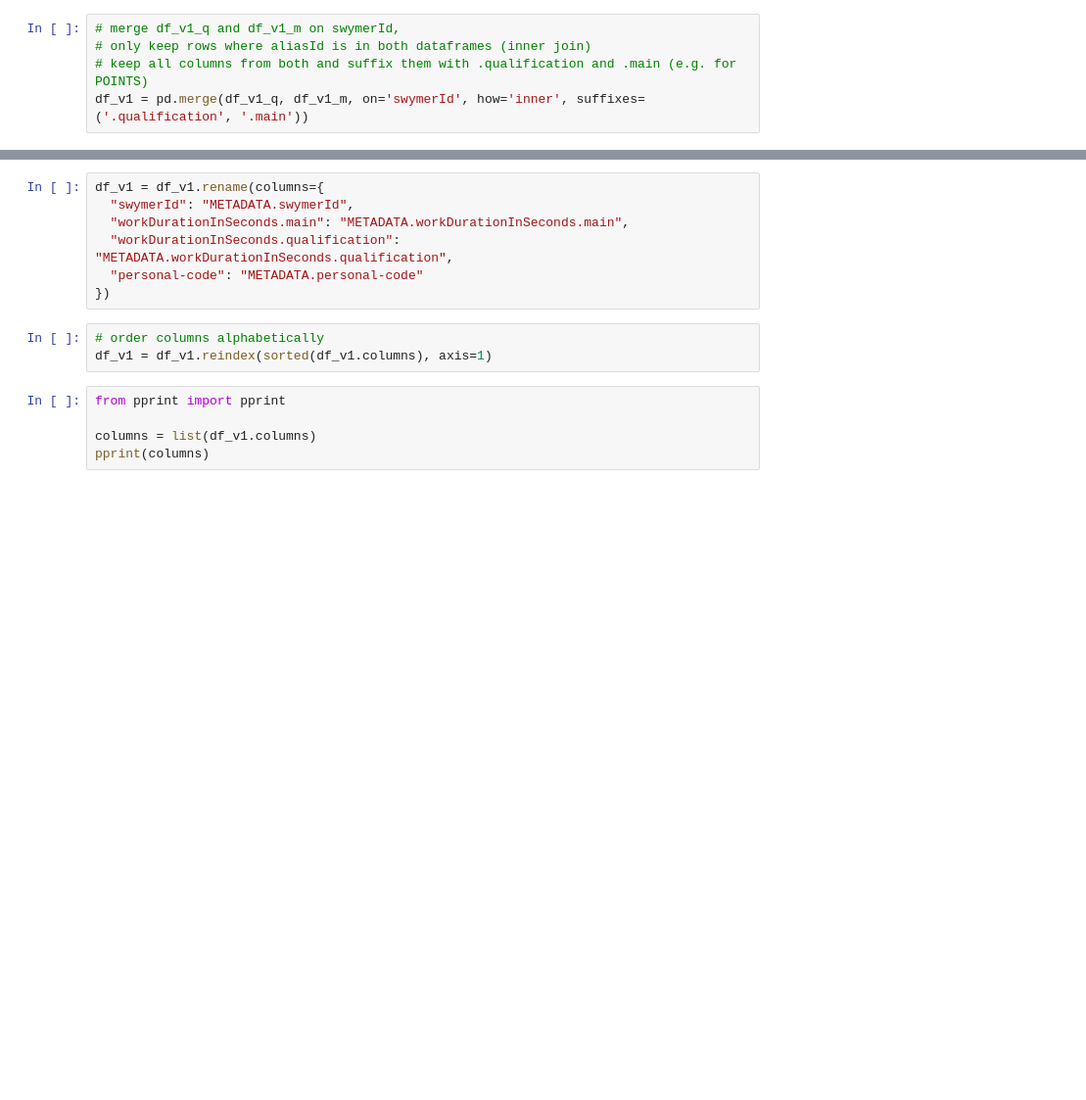
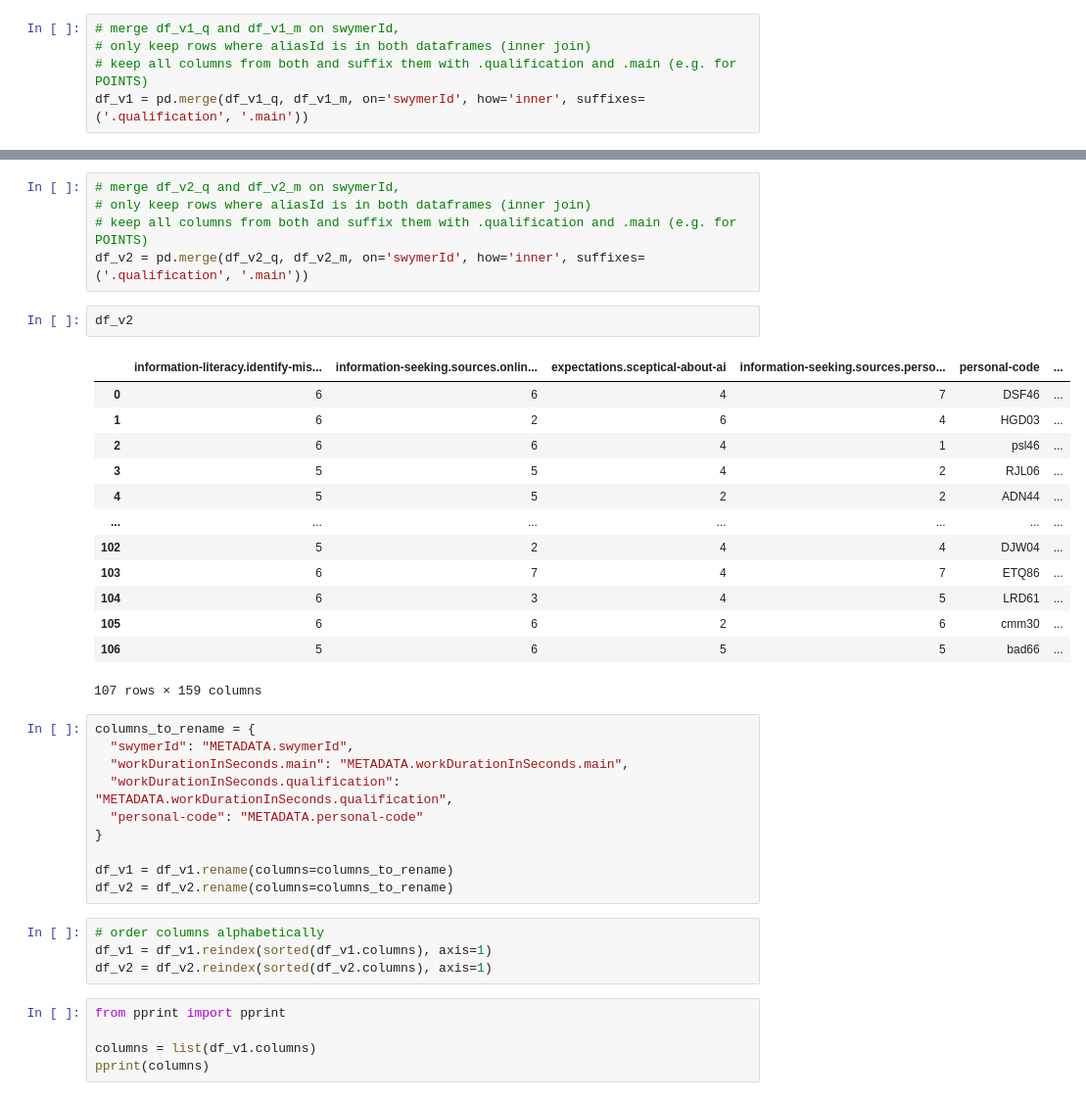
Before and after one commit to csomorbalazs/xai-experiment, a Jupyter notebook: postprocessing/Data_Cleaning_XAI.ipynb, the cells around one changed output, grey strips where cells are left out. Shown at 98% size. Saved outputs shown, nothing was run; the diff lists cells and outputs as text; blank space fills up the shorter version.

```diff
--- a/postprocessing/Data_Cleaning_XAI.ipynb
+++ b/postprocessing/Data_Cleaning_XAI.ipynb
@@ -95,13 +104,38 @@ df_v1 = pd.merge(df_v1_q, df_v1_m, on='swymerId', how='inner', suffixes=('.quali
+# %%
+# merge df_v2_q and df_v2_m on swymerId,
+# only keep rows where aliasId is in both dataframes (inner join)
+# keep all columns from both and suffix them with .qualification and .main (e.g. for POINTS)
+df_v2 = pd.merge(df_v2_q, df_v2_m, on='swymerId', how='inner', suffixes=('.qualification', '.main'))
+# %%
+df_v2
+# %% [output]
+|  | information-literacy.identify-mis... | information-seeking.sources.onlin... | expectations.sceptical-about-ai | information-seeking.sources.perso... | personal-code | ... |
+| 0 | 6 | 6 | 4 | 7 | DSF46 | ... |
+| 1 | 6 | 2 | 6 | 4 | HGD03 | ... |
+| 2 | 6 | 6 | 4 | 1 | psl46 | ... |
+| 3 | 5 | 5 | 4 | 2 | RJL06 | ... |
+| 4 | 5 | 5 | 2 | 2 | ADN44 | ... |
+| ... | ... | ... | ... | ... | ... | ... |
+| 102 | 5 | 2 | 4 | 4 | DJW04 | ... |
+| 103 | 6 | 7 | 4 | 7 | ETQ86 | ... |
+| 104 | 6 | 3 | 4 | 5 | LRD61 | ... |
+| 105 | 6 | 6 | 2 | 6 | cmm30 | ... |
+| 106 | 5 | 6 | 5 | 5 | bad66 | ... |
+107 rows × 159 columns
 # %%
-df_v1 = df_v1.rename(columns={
+columns_to_rename = {
   "swymerId": "METADATA.swymerId",
   "workDurationInSeconds.main": "METADATA.workDurationInSeconds.main",
   "workDurationInSeconds.qualification": "METADATA.workDurationInSeconds.qualification",
   "personal-code": "METADATA.personal-code"
-})
+}
+
+df_v1 = df_v1.rename(columns=columns_to_rename)
+df_v2 = df_v2.rename(columns=columns_to_rename)
 # %%
 # order columns alphabetically
 df_v1 = df_v1.reindex(sorted(df_v1.columns), axis=1)
+df_v2 = df_v2.reindex(sorted(df_v2.columns), axis=1)
 # %%
 from pprint import pprint
 
```
Also changed, not shown: parts of 15 cells of this notebook.
